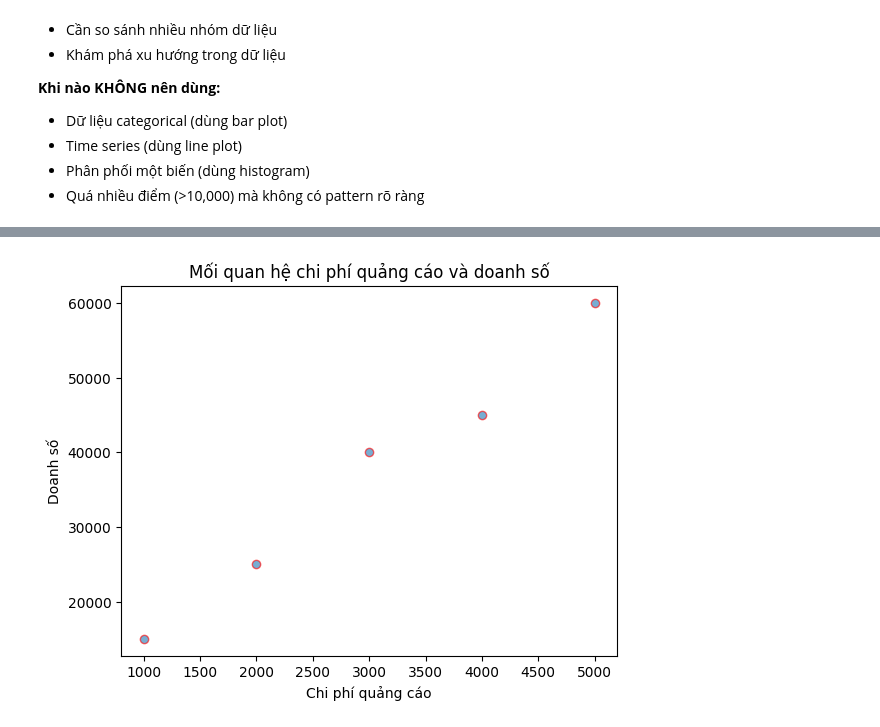
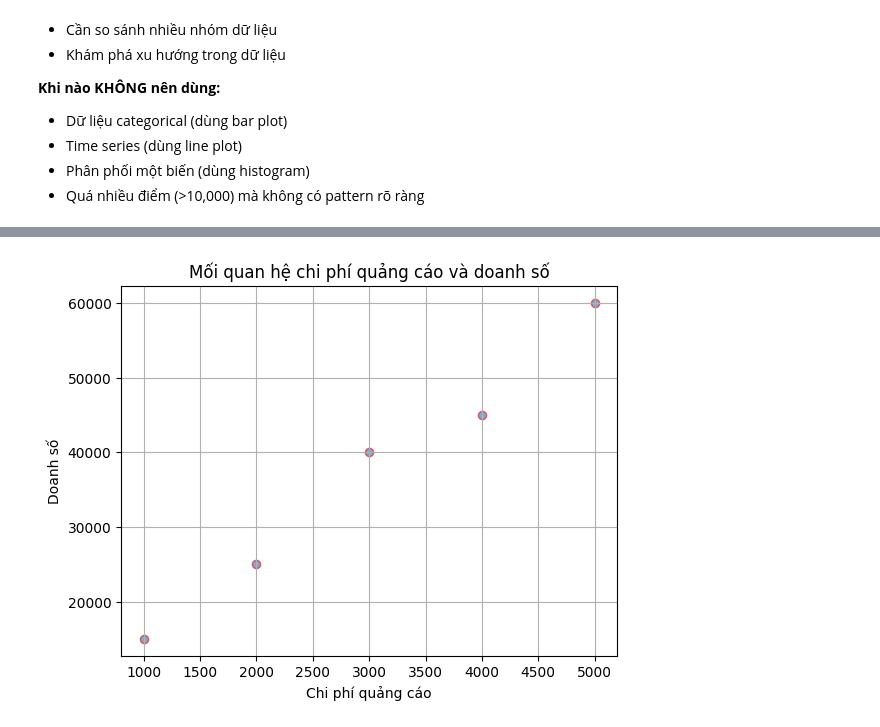
Before and after one commit to HoangHumg1210/Data_Visualizaton_Basic, a Jupyter notebook: Scatter.ipynb, the cells around one changed output, grey strips where cells are left out. Saved outputs shown, nothing was run; the diff lists cells and outputs as text; code cells hidden in the pictures.

```diff
--- a/Scatter.ipynb
+++ b/Scatter.ipynb
@@ -284,18 +284,19 @@ Text(0.5, 1.0, 'Tiêu đề mô tả')
 # %%
 ad_cost = [1000, 2000, 3000, 4000, 5000]
 revenue = [15000, 25000, 40000, 45000, 60000]
 
 # plt.scatter(ad_cost, revenue, alpha= 0.6, s=100, edgecolors='yellow', vmax=10, vmin = 5)
 # plt.xlabel('Chi phí quảng cáo (USD)')
 # plt.ylabel('Doanh số (USD)')
 # plt.title('Mối quan hệ Chi phí Quảng cáo - Doanh số')
 plt.scatter(ad_cost, revenue, alpha=0.6, edgecolors='red')
 plt.xlabel("Chi phí quảng cáo")
 plt.ylabel("Doanh số")
 plt.title('Mối quan hệ chi phí quảng cáo và doanh số')
+plt.grid()
 plt.show()
 # %% [output]
-[figure, old version]
+[figure, new version]
 # %%
 import matplotlib.pyplot as plt
 import numpy as np
```
Also changed, not shown: parts of 5 cells of this notebook, 9 other files.
